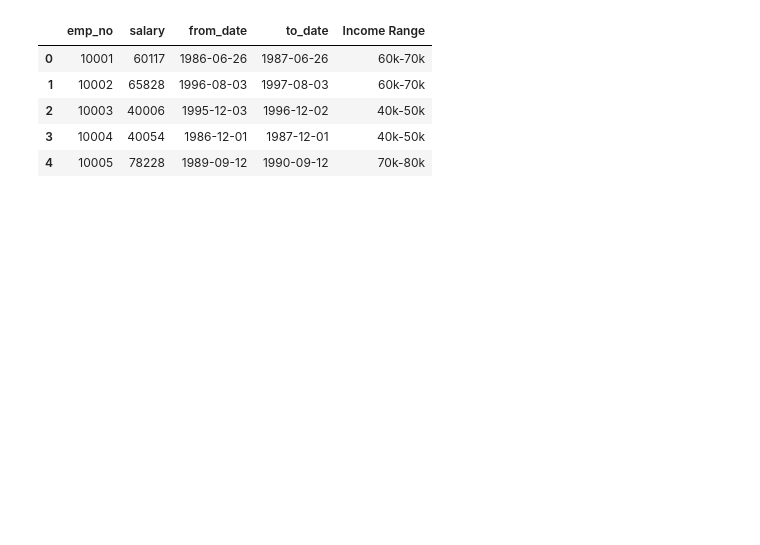
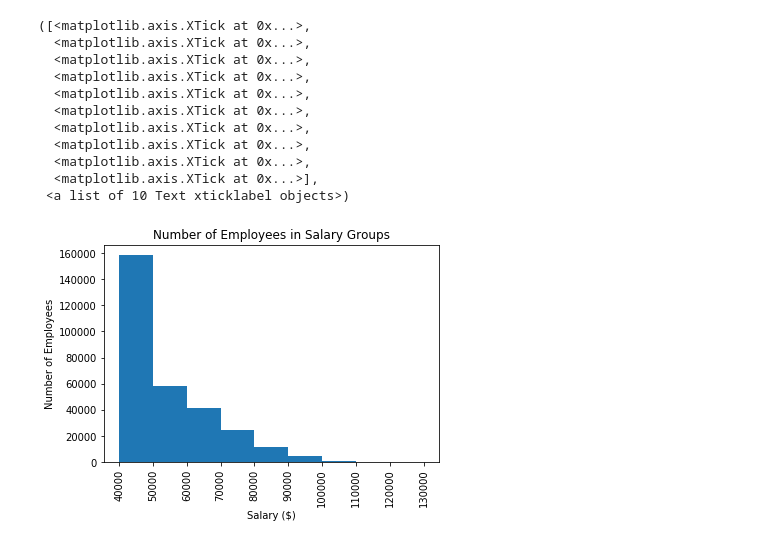
Before and after one commit to coconutpep/Employee-Database, a Jupyter notebook: dataset_test.ipynb, the cells around one changed output. Cells and saved outputs as stored; diff of their text form; code cells hidden in the pictures; blank space fills up the shorter version.

Commit message:
histogram of salaries grouped by 10k

```diff
--- a/dataset_test.ipynb
+++ b/dataset_test.ipynb
@@ -12,16 +12,24 @@ engine = create_engine('postgresql://postgres:postgres@localhost:5432/sql-challe
 query = 'SELECT * FROM '
 salaries = pd.read_sql_query(f'{query}salaries', engine)
 titles = pd.read_sql_query(f'{query}titles', engine)
-# %%
-#Bin Salary data
-bins = range(40000, 131000, 10000)
-labels = ('40k-50k', '50k-60k', '60k-70k', '70k-80k', '80k-90k', '90k-100k', '100k-110k', '110k-120k', '>120k')
-salaries['Income Range'] = pd.cut(salaries.salary, bins, labels=labels)
-salaries.head()
-# %% [output]
-|  | emp_no | salary | from_date | to_date | Income Range |
-| 0 | 10001 | 60117 | 1986-06-26 | 1987-06-26 | 60k-70k |
-| 1 | 10002 | 65828 | 1996-08-03 | 1997-08-03 | 60k-70k |
-| 2 | 10003 | 40006 | 1995-12-03 | 1996-12-02 | 40k-50k |
-| 3 | 10004 | 40054 | 1986-12-01 | 1987-12-01 | 40k-50k |
-| 4 | 10005 | 78228 | 1989-09-12 | 1990-09-12 | 70k-80k |
+# %%
+#Histogram of salaries in 10k increments
+bins = range(40000, 131000, 10000)
+plt.hist(salaries.salary, bins)
+plt.title('Number of Employees in Salary Groups')
+plt.ylabel('Number of Employees')
+plt.xlabel('Salary ($)')
+plt.xticks(range(40000, 131000, 10000), rotation='vertical')
+# %% [output]
+([<matplotlib.axis.XTick at 0x...>,
+  <matplotlib.axis.XTick at 0x...>,
+  <matplotlib.axis.XTick at 0x...>,
+  <matplotlib.axis.XTick at 0x...>,
+  <matplotlib.axis.XTick at 0x...>,
+  <matplotlib.axis.XTick at 0x...>,
+  <matplotlib.axis.XTick at 0x...>,
+  <matplotlib.axis.XTick at 0x...>,
+  <matplotlib.axis.XTick at 0x...>,
+  <matplotlib.axis.XTick at 0x...>],
+ <a list of 10 Text xticklabel objects>)
+[figure, added]
```
